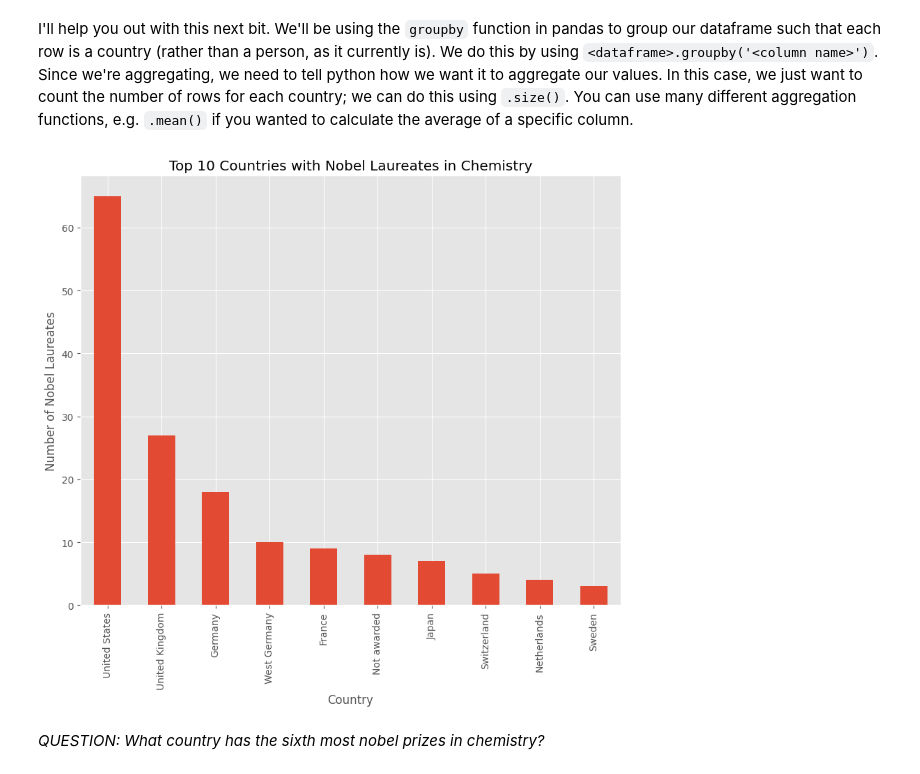
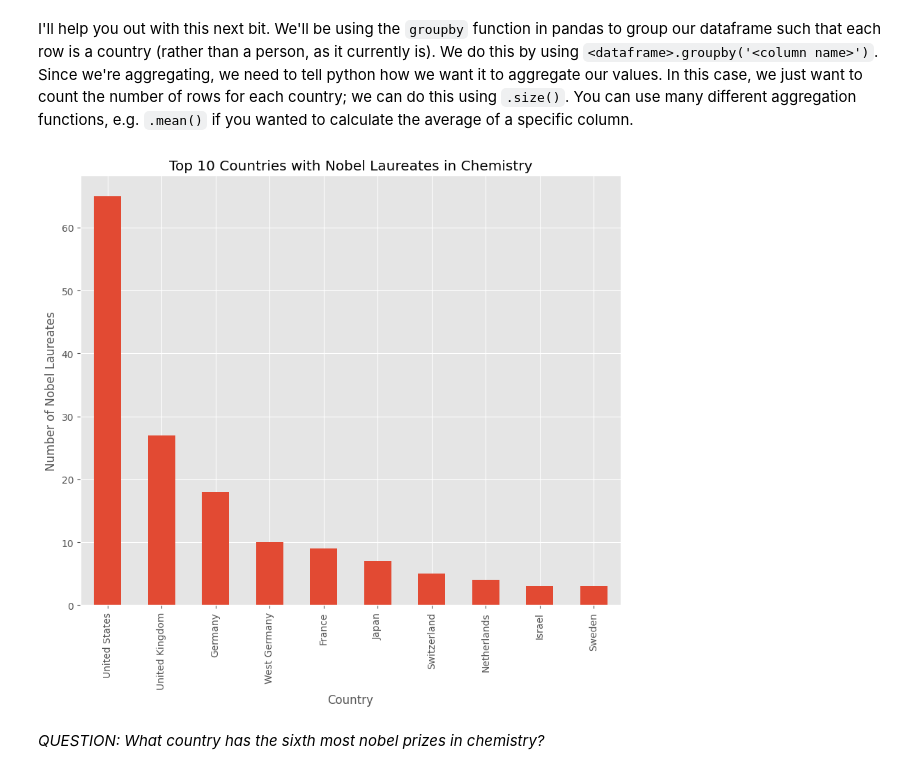
Before and after one commit to joydeneve/QM2, a Jupyter notebook: notebooks/W02. Pandas.ipynb, the cells around one changed output. Cells and saved outputs as stored; diff of their text form; code cells hidden in the pictures.

```diff
--- a/notebooks/W02. Pandas.ipynb
+++ b/notebooks/W02. Pandas.ipynb
@@ -478,17 +478,19 @@ I'll help you out with this next bit. We'll be using the `groupby` function in p
 # %%
 # create a new dataframe called 'country' in which each row is a country, and the values represent the number of nobel laureates.
 country = chem.groupby('Country[B]').size()
+chem_filtered = chem[chem['Country[B]'] != 'Not awarded']
+country = chem_filtered.groupby('Country[B]').size()
 
 # now sort it in descending order
 country = country.sort_values(ascending=False)
 
 # finally, plot the top 10 countries
 country.head(10).plot(kind='bar')
 plt.xlabel('Country')
 plt.ylabel('Number of Nobel Laureates')
 plt.title('Top 10 Countries with Nobel Laureates in Chemistry')
 plt.show()
 # %% [output]
-[figure, old version]
+[figure, new version]
 # %% [markdown]
 *QUESTION: What country has the sixth most nobel prizes in chemistry?*
```
Also changed, not shown: parts of 2 cells of this notebook.
